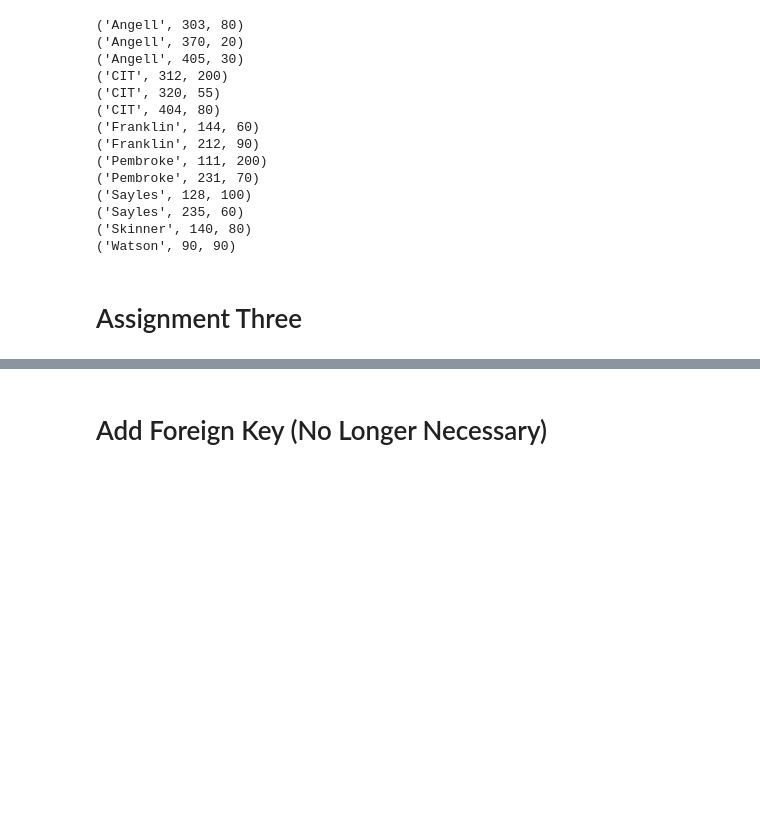
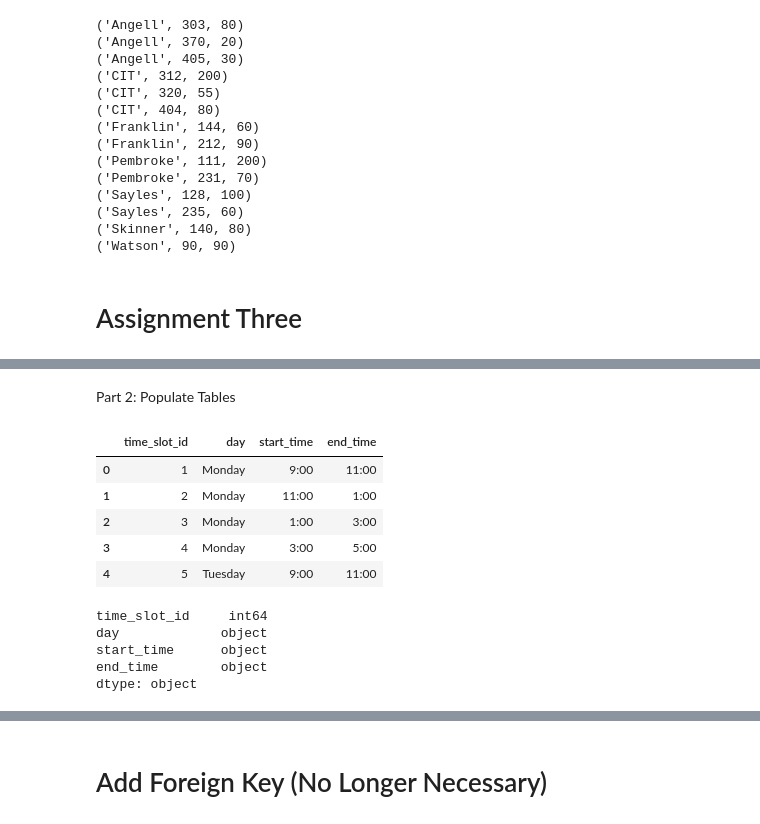
Before and after one commit to sirjimmylin/DATA1050-Fall2024, a Jupyter notebook: mysql.ipynb, the cells around one changed output, grey strips where cells are left out. Saved outputs shown, nothing was run; the diff lists cells and outputs as text; code cells hidden in the pictures; blank space fills up the shorter version.

Commit message:
9/29 HW3 part 2 commit

```diff
--- a/mysql.ipynb
+++ b/mysql.ipynb
@@ -623,3 +629,5 @@ mycursor.execute('''
                  foreign key(course_id,sec_id,semester,year) references data1050F24.section(course_id,sec_id,semester,year)
                  );'''
                  )
+# %% [markdown]
+Part 2: Populate Tables
@@ -625,0 +636,19 @@ mycursor.execute('''
+# %%
+#point the path to where in your hard drive you have stored the file time_slot.csv
+data = pd.read_csv("time_slot.csv")
+data.head()
+# %% [output]
+|  | time_slot_id | day | start_time | end_time |
+| 0 | 1 | Monday | 9:00 | 11:00 |
+| 1 | 2 | Monday | 11:00 | 1:00 |
+| 2 | 3 | Monday | 1:00 | 3:00 |
+| 3 | 4 | Monday | 3:00 | 5:00 |
+| 4 | 5 | Tuesday | 9:00 | 11:00 |
+# %%
+data.dtypes
+# %% [output]
+time_slot_id     int64
+day             object
+start_time      object
+end_time        object
+dtype: object
```
Also changed, not shown: parts of 27 cells of this notebook.
